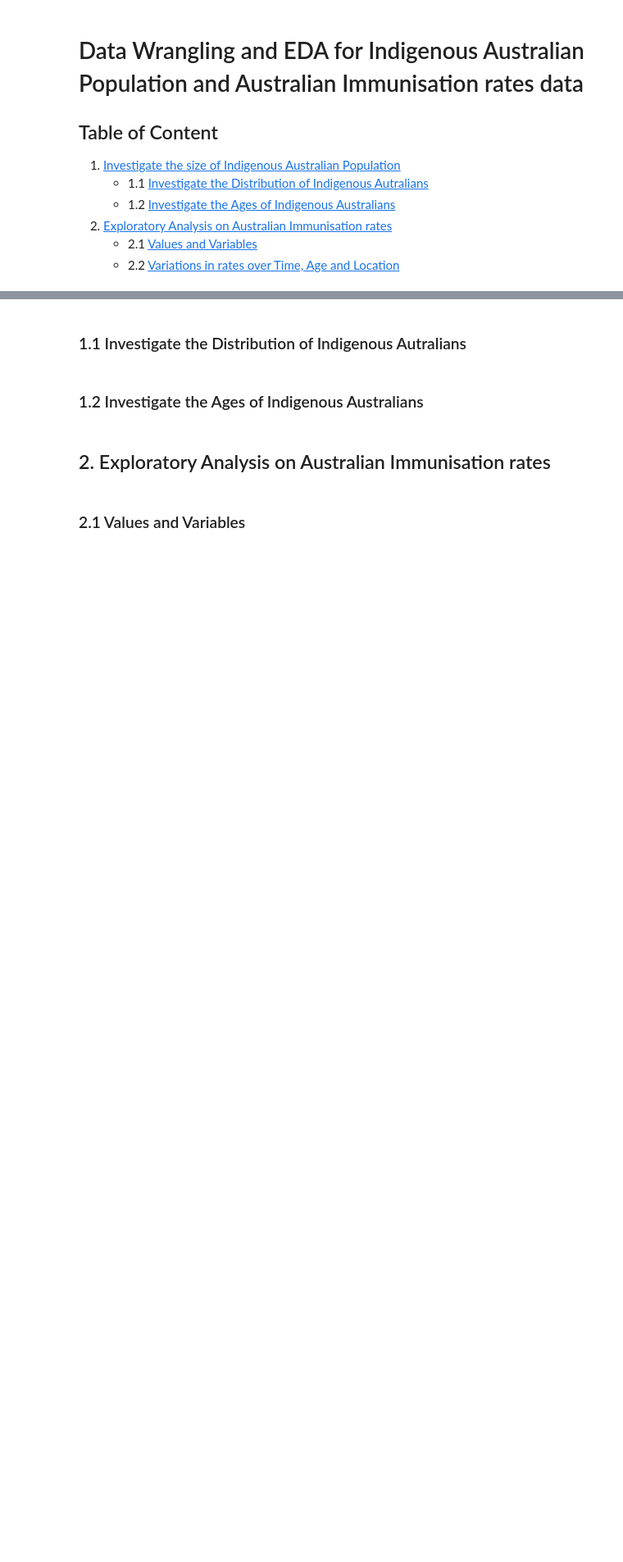
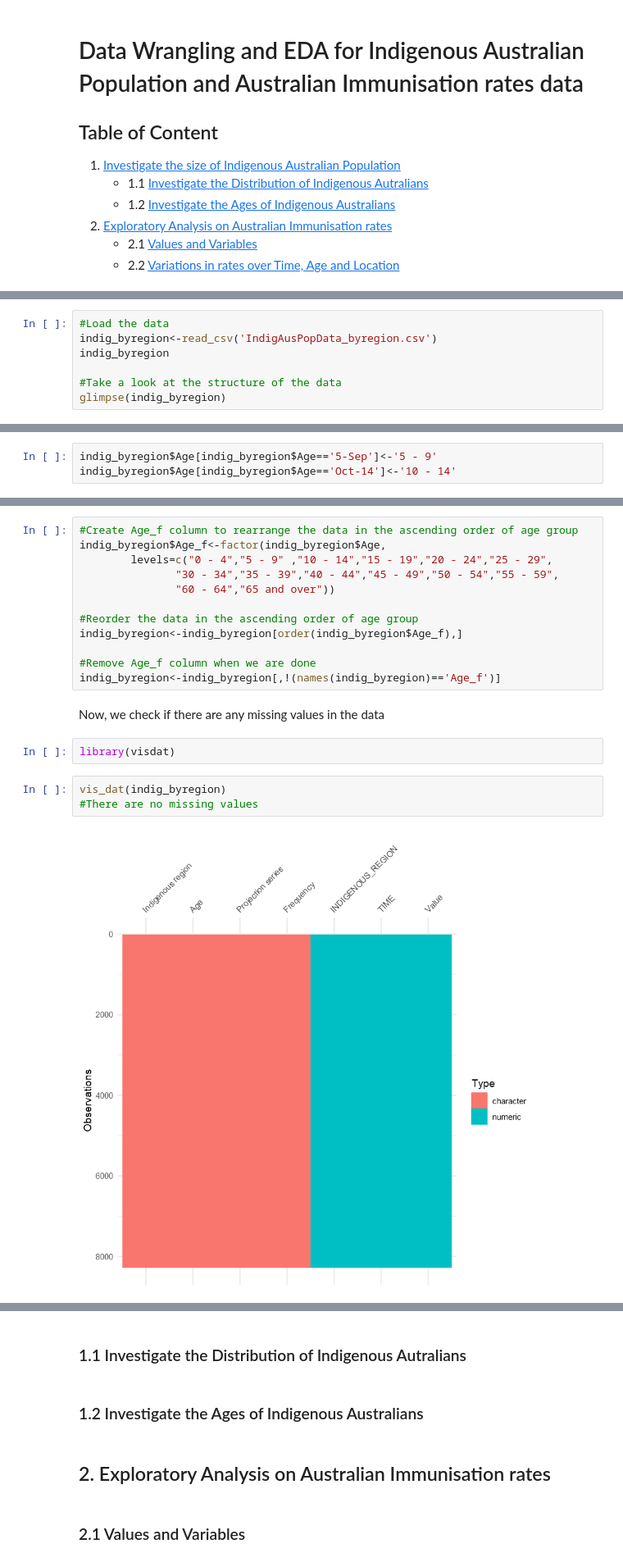
Before and after one commit to DanielTranDS/Aus-Immunisation-EDA-DataWrangling, a Jupyter notebook: Aus_EDA_Wrangling.ipynb, the cells around one changed output, grey strips where cells are left out. Shown at 82% size. Cells and saved outputs as stored; diff of their text form; blank space fills up the shorter version.

Commit message:
Data Wrangling for IndigAusPopData_region data file

```diff
--- a/Aus_EDA_Wrangling.ipynb
+++ b/Aus_EDA_Wrangling.ipynb
@@ -19,0 +31,7 @@
+# %%
+#Load the data
+indig_byregion<-read_csv('IndigAusPopData_byregion.csv')
+indig_byregion
+
+#Take a look at the structure of the data
+glimpse(indig_byregion)
@@ -19,0 +85,3 @@
+# %%
+indig_byregion$Age[indig_byregion$Age=='5-Sep']<-'5 - 9'
+indig_byregion$Age[indig_byregion$Age=='Oct-14']<-'10 - 14'
@@ -19,0 +90,21 @@
+# %%
+#Create Age_f column to rearrange the data in the ascending order of age group
+indig_byregion$Age_f<-factor(indig_byregion$Age,
+        levels=c("0 - 4","5 - 9" ,"10 - 14","15 - 19","20 - 24","25 - 29",
+               "30 - 34","35 - 39","40 - 44","45 - 49","50 - 54","55 - 59",
+               "60 - 64","65 and over"))
+
+#Reorder the data in the ascending order of age group
+indig_byregion<-indig_byregion[order(indig_byregion$Age_f),]
+
+#Remove Age_f column when we are done
+indig_byregion<-indig_byregion[,!(names(indig_byregion)=='Age_f')]
+# %% [markdown]
+Now, we check if there are any missing values in the data
+# %%
+library(visdat)
+# %%
+vis_dat(indig_byregion)
+#There are no missing values
+# %% [output]
+[figure, added]
```
Also changed, not shown: parts of 15 cells of this notebook.
